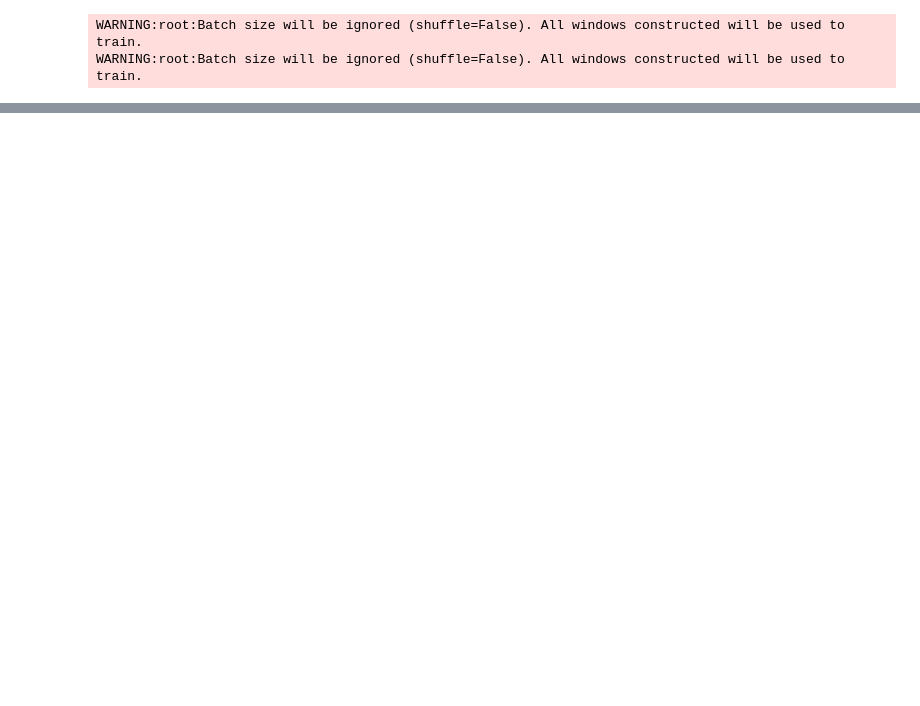
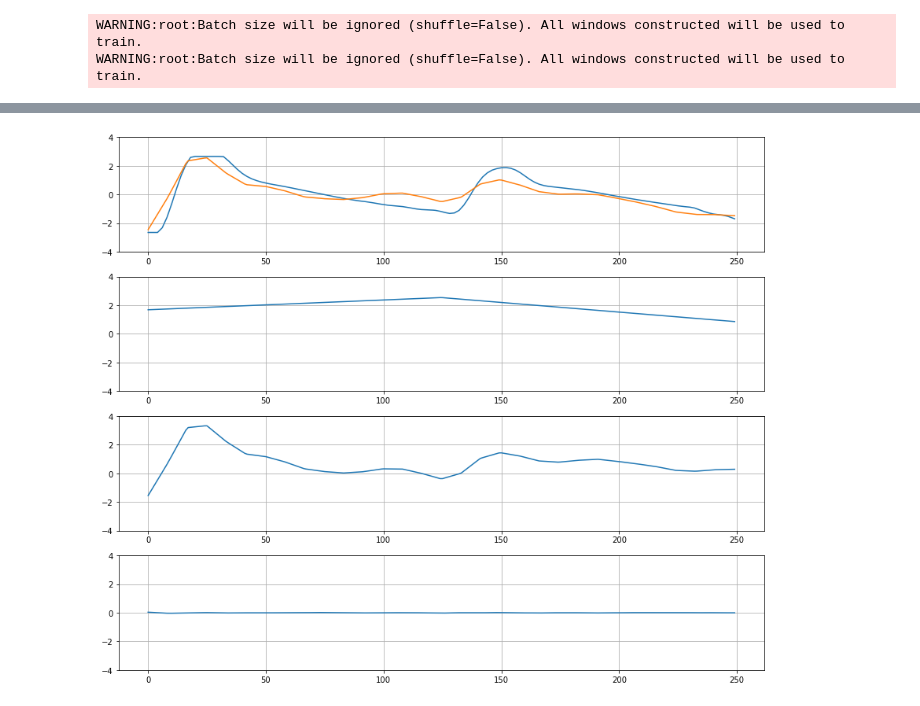
Before and after one commit to Nixtla/Nixtla, a Jupyter notebook: nbs/models_nbeats__nbeats.ipynb, the cells around one changed output, grey strips where cells are left out. Cells and saved outputs as stored; diff of their text form; code cells hidden in the pictures; blank space fills up the shorter version.

```diff
--- a/nbs/models_nbeats__nbeats.ipynb
+++ b/nbs/models_nbeats__nbeats.ipynb
@@ -848,0 +862,24 @@ y_hat_test.shape
+# %%
+patient = 10
+range_plot = 4
+fig, ax = plt.subplots(nrows=4, ncols=1, figsize = (12,10))
+ax[0].plot(y_true_test[patient, 0, 0, :])
+ax[0].plot(y_hat_test[patient, 0, 0, :])
+#ax[1].plot(block_forecast[0, 0, 0, 1,:])
+ax[1].plot(block_forecast[patient, 0, 1, 0,:])
+ax[2].plot(block_forecast[patient, 0, 2, 0,:])
+ax[3].plot(block_forecast[patient, 0, 3, 0,:])
+#ax[4].plot(block_forecast[patient, 0, 4, 0,:])
+ax[0].set_ylim((-range_plot,range_plot))
+ax[1].set_ylim((-range_plot,range_plot))
+ax[2].set_ylim((-range_plot,range_plot))
+ax[3].set_ylim((-range_plot,range_plot))
+
+ax[0].grid()
+ax[1].grid()
+ax[2].grid()
+ax[3].grid()
+#ax[4].grid()
+plt.tight_layout()
+# %% [output]
+[figure, added]
```
Also changed, not shown: parts of 10 cells of this notebook, 6 other files.
